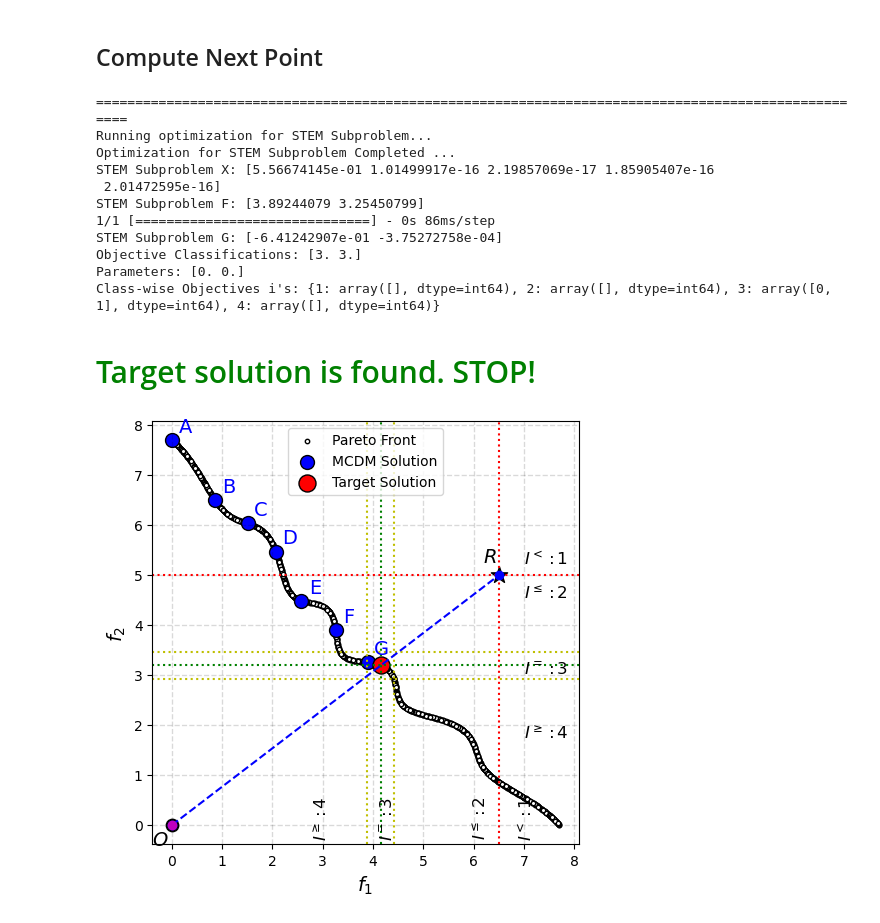
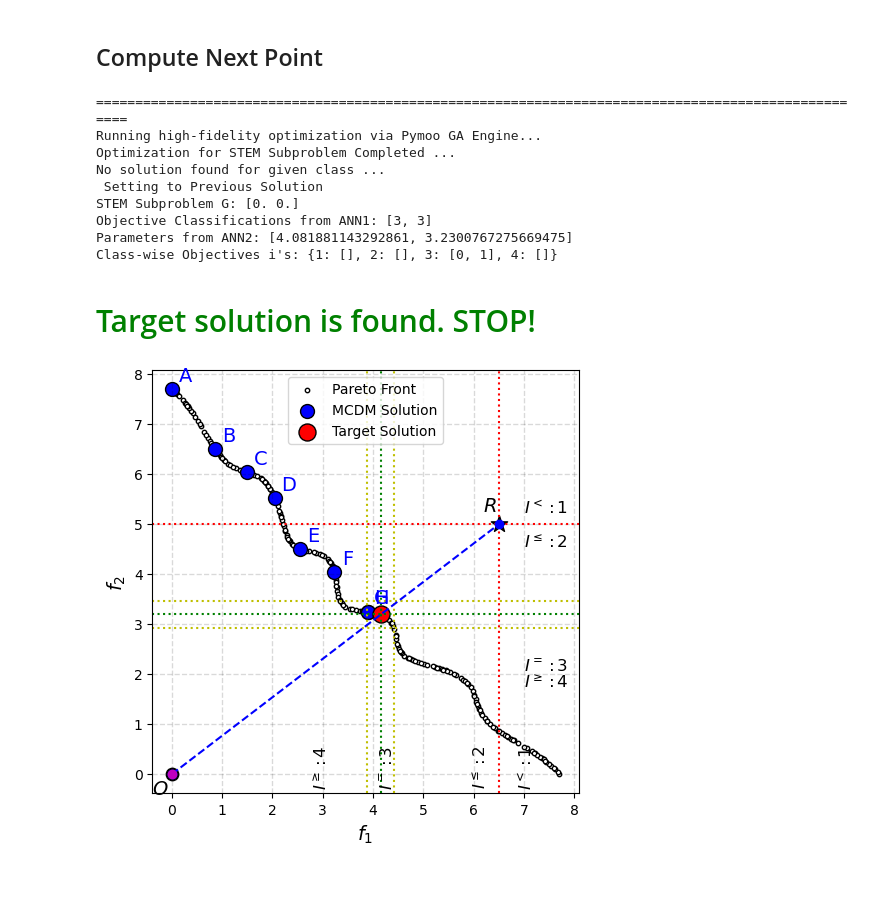
Before and after one commit to deepanshuIITM/pyMachDM, a Jupyter notebook: docs/tutorials/live_script.ipynb, the cells around one changed output. Saved outputs shown, nothing was run; the diff lists cells and outputs as text; code cells hidden in the pictures; blank space fills up the shorter version.

```diff
--- a/docs/tutorials/live_script.ipynb
+++ b/docs/tutorials/live_script.ipynb
@@ -53,7 +70,7 @@ class MyProblem(ElementwiseProblem):
 
 knee_problem = MyProblem()
 # %%
-algorithm = NSGA2(pop_size=1000)
+algorithm = NSGA2(pop_size=200)
 
 res = minimize(knee_problem,
                algorithm,
@@ -187,4 +213,4 @@ def plot_2D(curr):
 # %%
-curr = 25 # 0, 25, 500, 990
+curr = 125 # 0, 25, 500, 990
 plot_2D(curr)
 # %% [output]
@@ -266,2 +414,6 @@ ________________________________________________________________________________
 # %% [markdown]
 ## Function: Given PO solution $X$, predicts $I$ and $[\bar{z},$ $\varepsilon]$ Using ANN1 and ANN2
+# %%
+with open('scalers.json', 'r') as f:
+    scaler_json = json.load(f)
+print(f"  Scaler Parameters: {list(scaler_json.keys())}")
@@ -601,32 +883,58 @@ Class-wise Objectives i's: {1: array([1], dtype=int64), 2: array([], dtype=int64
 # %% [markdown]
 ## Compute Next Point
 # %%
-if np.size(soln,0)>1:
-    STEM_Start_X = STEM_SubProb_X; STEM_Start_F = STEM_SubProb_F;
+import numpy as np
+from IPython.display import display, HTML
 
-STEM_SubProb_X,STEM_SubProb_F,STEM_SubProb_G,pred_class,pred_params,I = STEM_SubProblem(problem,pop_size,n_gen,STEM_Start_X,
-                                                                                        STEM_Start_F,pred_params,I,ideal_point,
-                                                                                        nadir_point,model1,model2,scaler_X,
-                                                                                        scaler_Y,RNG)
+# 1. Update start states if a multi-point solution history exists
+if np.size(soln, 0) > 1:
+    STEM_Start_X = STEM_SubProb_X
+    STEM_Start_F = STEM_SubProb_F
 
-soln = np.concatenate([soln,np.array([STEM_SubProb_F])], axis=0);
-plot_MCDM_Solns(soln)
+# 2. Run the browser-safe NumPy STEM subproblem optimization phase
+# Swapped model1, model2, scalers for your pre-parsed numpy weight dictionaries
+STEM_SubProb_X, STEM_SubProb_F, STEM_SubProb_G, pred_class, pred_params, I = STEM_SubProblem_Browser(
+    problem=problem,
+    pop_size=pop_size,
+    n_gen=n_gen,
+    STEM_Start_X=STEM_Start_X,
+    STEM_Start_F=STEM_Start_F,
+    parameters=pred_params,
+    I_dict=I,
+    ideal_point=ideal_point,
+    nadir_point=nadir_point,
+    ann1_data=ann1_data,
+    ann2_data=ann2_data,
+    scaler_json=scaler_json,
+    xl=xl,
+    xu=xu
+)
 
+# 3. Display termination condition updates
 if np.all(np.array(pred_class) >= 3):
     display(HTML("<h2 style='color:green;font-size:30px;'>Target solution is found. STOP!</h2>"))
 else:
     display(HTML("<h2 style='color:red;font-size:30px;'>Run the above cell again!</h2>"))
+
+# 4. FIX: Safely extract the raw multi-objective coordinate pair [f1, f2] for the new point
+base_out = {}
+problem._evaluate(np.atleast_2d(STEM_SubProb_X), base_out)
+new_soln_point = np.array(base_out.get("F"))  # Yields a clean (1, 2) shape
+
+# Append the new vector coordinates to your historical plot matrix
+soln = np.concatenate([soln, new_soln_point], axis=0)
+
+# 5. Render the step-by-step progress scatter plot
+plot_MCDM_Solns(soln)
 # %% [output]
 ====================================================================================================
-Running optimization for STEM Subproblem...
+Running high-fidelity optimization via Pymoo GA Engine...
 Optimization for STEM Subproblem Completed ...
-STEM Subproblem X: [5.56674145e-01 1.01499917e-16 2.19857069e-17 1.85905407e-16
- 2.01472595e-16]
-STEM Subproblem F: [3.89244079 3.25450799]
-1/1 [==============================] - 0s 86ms/step
-STEM Subproblem G: [-6.41242907e-01 -3.75272758e-04]
-Objective Classifications: [3. 3.]
-Parameters: [0. 0.]
-Class-wise Objectives i's: {1: array([], dtype=int64), 2: array([], dtype=int64), 3: array([0, 1], dtype=int64), 4: array([], dtype=int64)}
+No solution found for given class ...
+ Setting to Previous Solution
+STEM Subproblem G: [0. 0.]
+Objective Classifications from ANN1: [3, 3]
+Parameters from ANN2: [4.081881143292861, 3.2300767275669475]
+Class-wise Objectives i's: {1: [], 2: [], 3: [0, 1], 4: []}
 Target solution is found. STOP!
-[figure, old version]
+[figure, new version]
```
Also changed, not shown: parts of 27 cells of this notebook, 44 other files.
